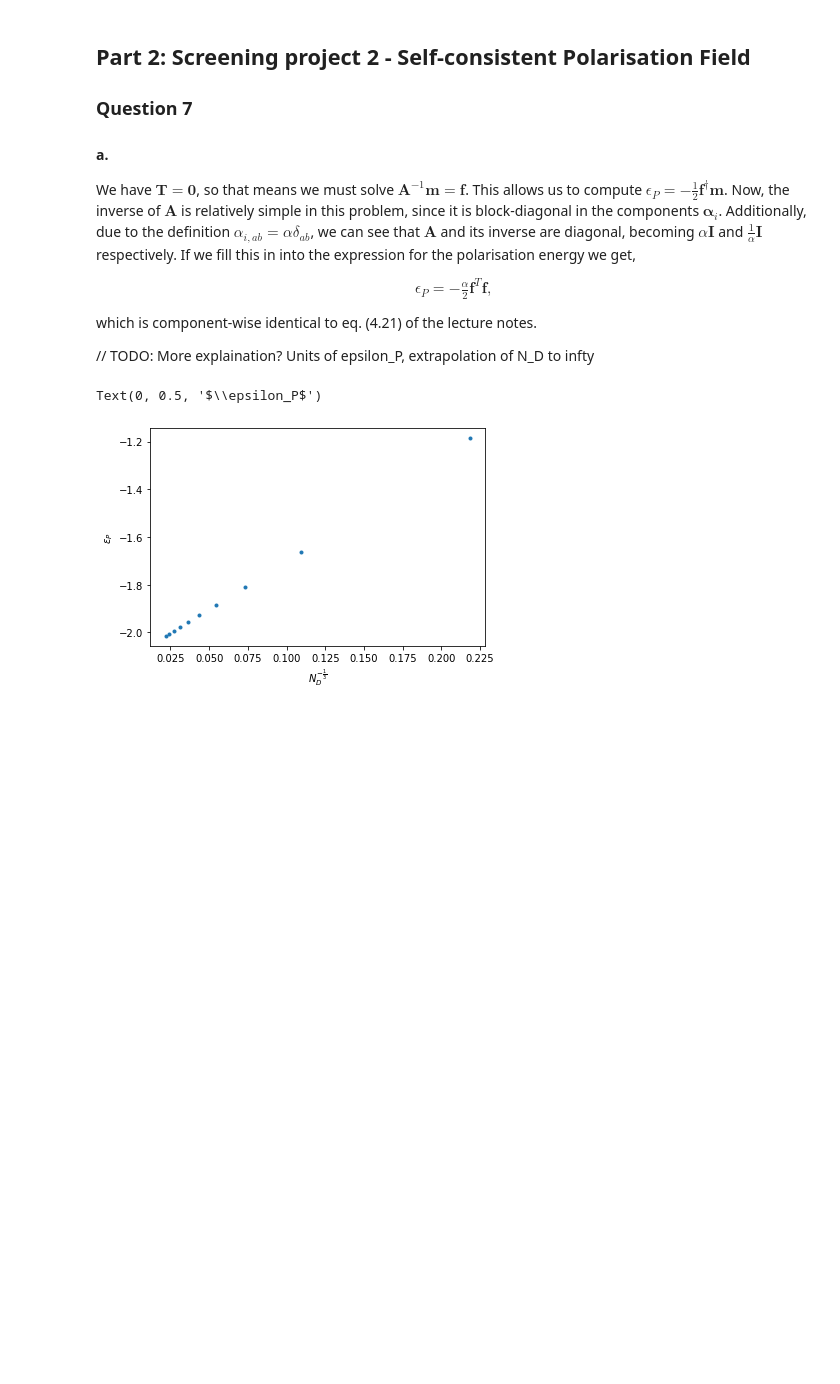
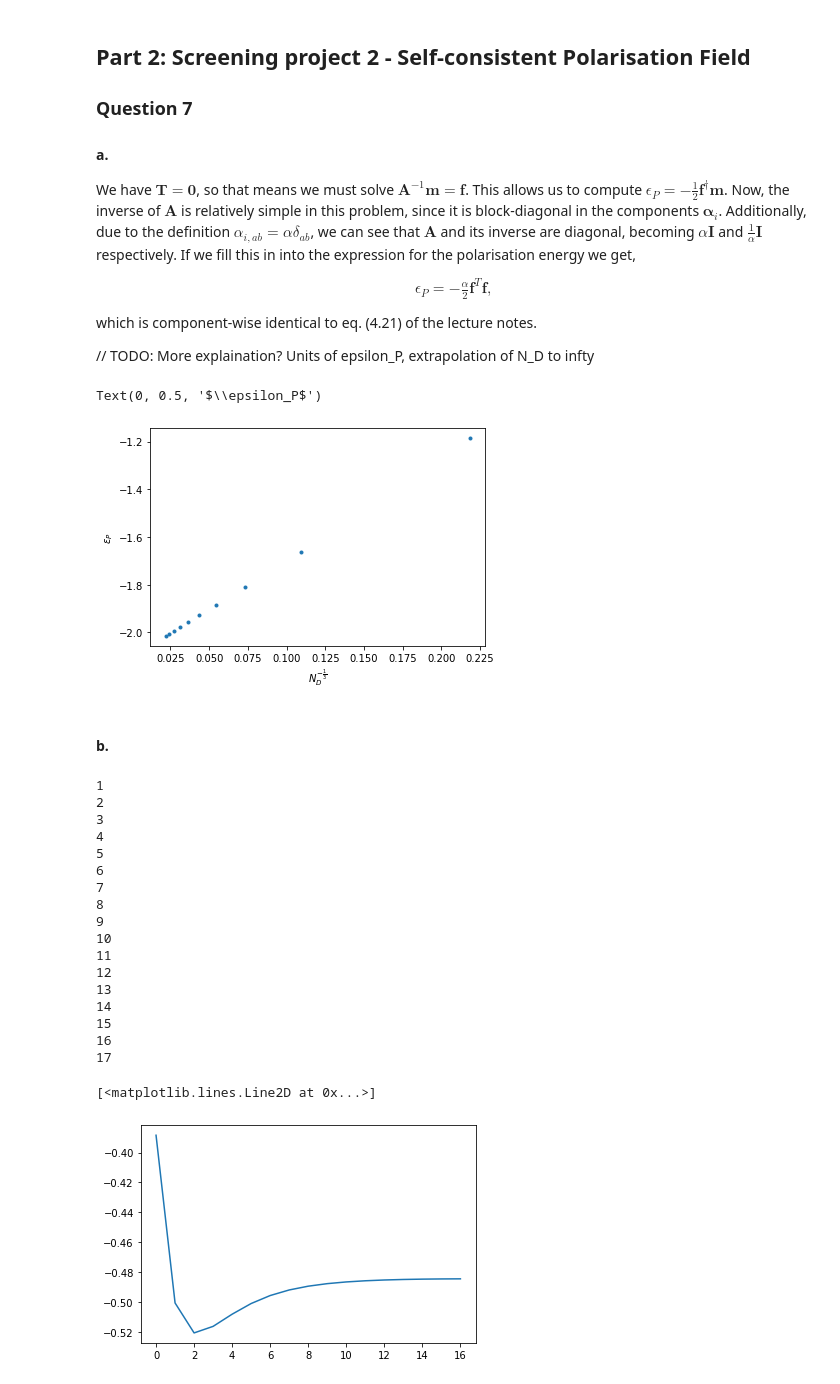
Before and after one commit to KevoSoftworks/mathematical_and_numerical_physics, a Jupyter notebook: part_2/part2.ipynb, the cells around one changed output. Saved outputs shown, nothing was run; the diff lists cells and outputs as text; code cells hidden in the pictures; blank space fills up the shorter version.

```diff
--- a/part_2/part2.ipynb
+++ b/part_2/part2.ipynb
@@ -327,3 +327,58 @@ plt.ylabel(r"$\epsilon_P$")
 # %% [output]
 Text(0, 0.5, '$\\epsilon_P$')
 [figure]
+# %% [markdown]
+#### b.
+# %%
+MAX_ITER = 25
+TOL = 1E-4
+DAMPING = 0.7
+
+Nprime = 2
+alpha = 0.08
+grid = Grid(Nprime, d*np.sqrt(2))
+charged = grid.get_charged_molecule()
+
+m = np.zeros(3*grid.size)
+n = 1
+
+f = np.array([i.E0(a, charged) if i != charged else 0 for a in Direction for i in grid.molecules()])
+
+ep_now = -995
+ep_prev = -999
+ep = []
+
+while n < MAX_ITER and np.abs(ep_now - ep_prev) >= TOL:
+    print(n)
+    ep_prev = ep_now
+
+    m = (1-DAMPING) * m + DAMPING * np.array([np.sum([alpha * (f[ii] + np.sum([ \
+        i.T(b, j, c)*m[3*jj+c.value] if j != i else 0 for jj, j in enumerate(grid.molecules()) for c in Direction \
+    ])) if a == b else 0 for b in Direction]) for a in Direction for ii, i in enumerate(grid.molecules())])
+
+    ep_now = -0.5 * f@m
+    ep.append(ep_now)
+
+    n += 1
+
+plt.plot(range(len(ep)), ep)
+# %% [output]
+1
+2
+3
+4
+5
+6
+7
+8
+9
+10
+11
+12
+13
+14
+15
+16
+17
+[<matplotlib.lines.Line2D at 0x...>]
+[figure, added]
```
Also changed, not shown: parts of 6 cells of this notebook, 1 other file.
